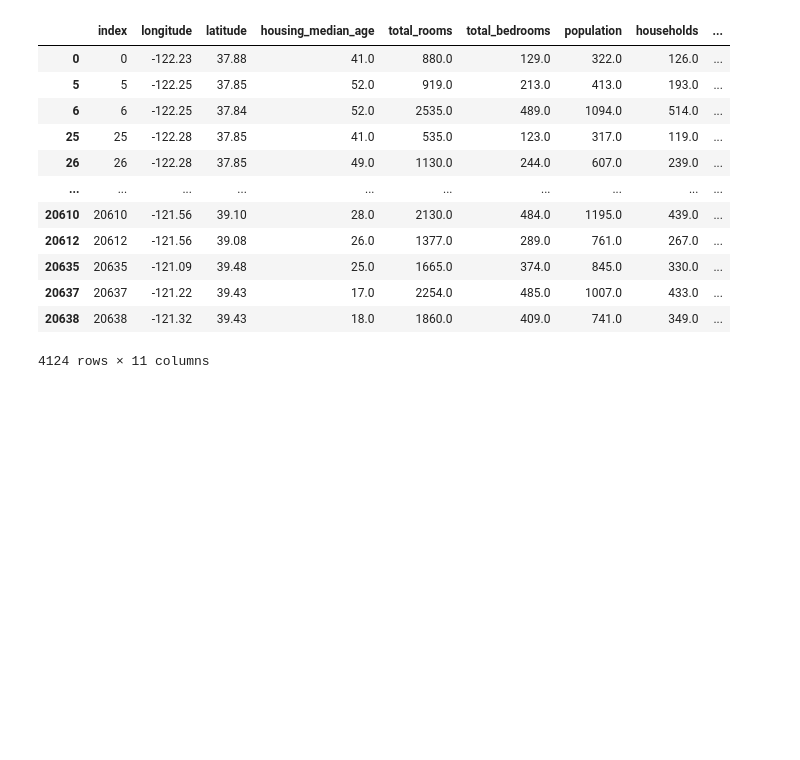
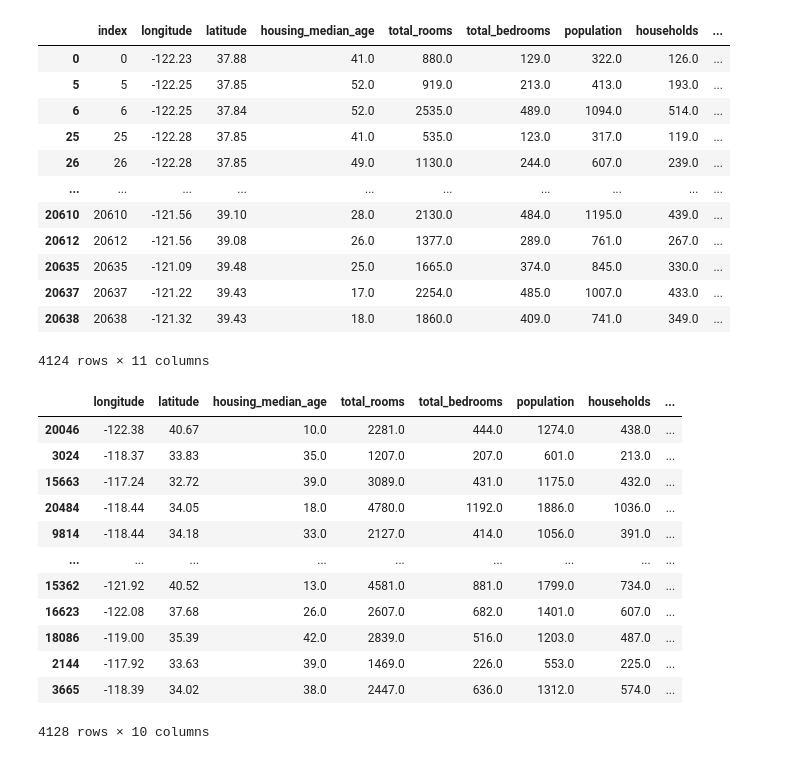
Before and after one commit to Parmida79/baldr, a Jupyter notebook: file_extract.ipynb, the cells around one changed output. Cells and saved outputs as stored; diff of their text form; code cells hidden in the pictures; blank space fills up the shorter version.

Commit message:
Generated test set using scikit-learn built-in function

```diff
--- a/file_extract.ipynb
+++ b/file_extract.ipynb
@@ -159,3 +159,23 @@ test_set
 | 20637 | 20637 | -121.22 | 39.43 | 17.0 | 2254.0 | 485.0 | 1007.0 | 433.0 | ... |
 | 20638 | 20638 | -121.32 | 39.43 | 18.0 | 1860.0 | 409.0 | 741.0 | 349.0 | ... |
 4124 rows × 11 columns
+# %%
+from sklearn.model_selection import train_test_split
+
+train_set, test_set = train_test_split(housing, test_size=0.2, random_state=42)
+
+test_set
+# %% [output]
+|  | longitude | latitude | housing_median_age | total_rooms | total_bedrooms | population | households | ... |
+| 20046 | -122.38 | 40.67 | 10.0 | 2281.0 | 444.0 | 1274.0 | 438.0 | ... |
+| 3024 | -118.37 | 33.83 | 35.0 | 1207.0 | 207.0 | 601.0 | 213.0 | ... |
+| 15663 | -117.24 | 32.72 | 39.0 | 3089.0 | 431.0 | 1175.0 | 432.0 | ... |
+| 20484 | -118.44 | 34.05 | 18.0 | 4780.0 | 1192.0 | 1886.0 | 1036.0 | ... |
+| 9814 | -118.44 | 34.18 | 33.0 | 2127.0 | 414.0 | 1056.0 | 391.0 | ... |
+| ... | ... | ... | ... | ... | ... | ... | ... | ... |
+| 15362 | -121.92 | 40.52 | 13.0 | 4581.0 | 881.0 | 1799.0 | 734.0 | ... |
+| 16623 | -122.08 | 37.68 | 26.0 | 2607.0 | 682.0 | 1401.0 | 607.0 | ... |
+| 18086 | -119.00 | 35.39 | 42.0 | 2839.0 | 516.0 | 1203.0 | 487.0 | ... |
+| 2144 | -117.92 | 33.63 | 39.0 | 1469.0 | 226.0 | 553.0 | 225.0 | ... |
+| 3665 | -118.39 | 34.02 | 38.0 | 2447.0 | 636.0 | 1312.0 | 574.0 | ... |
+4128 rows × 10 columns
```
